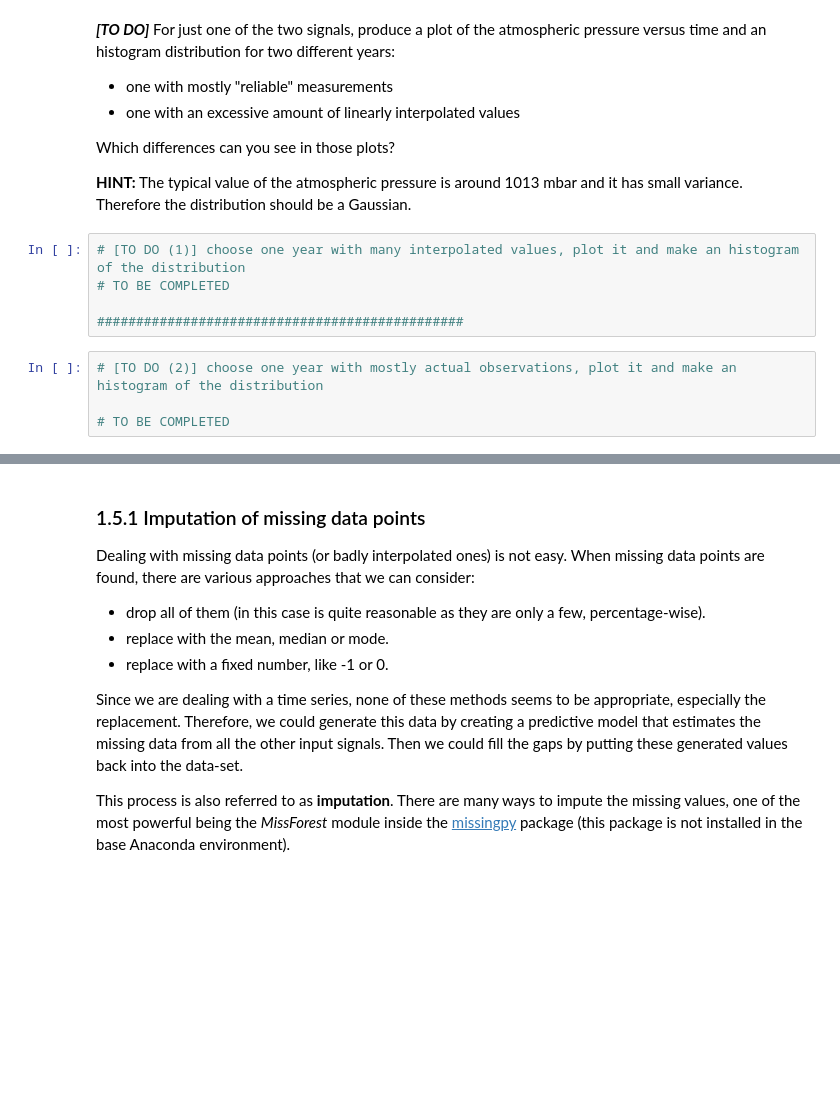
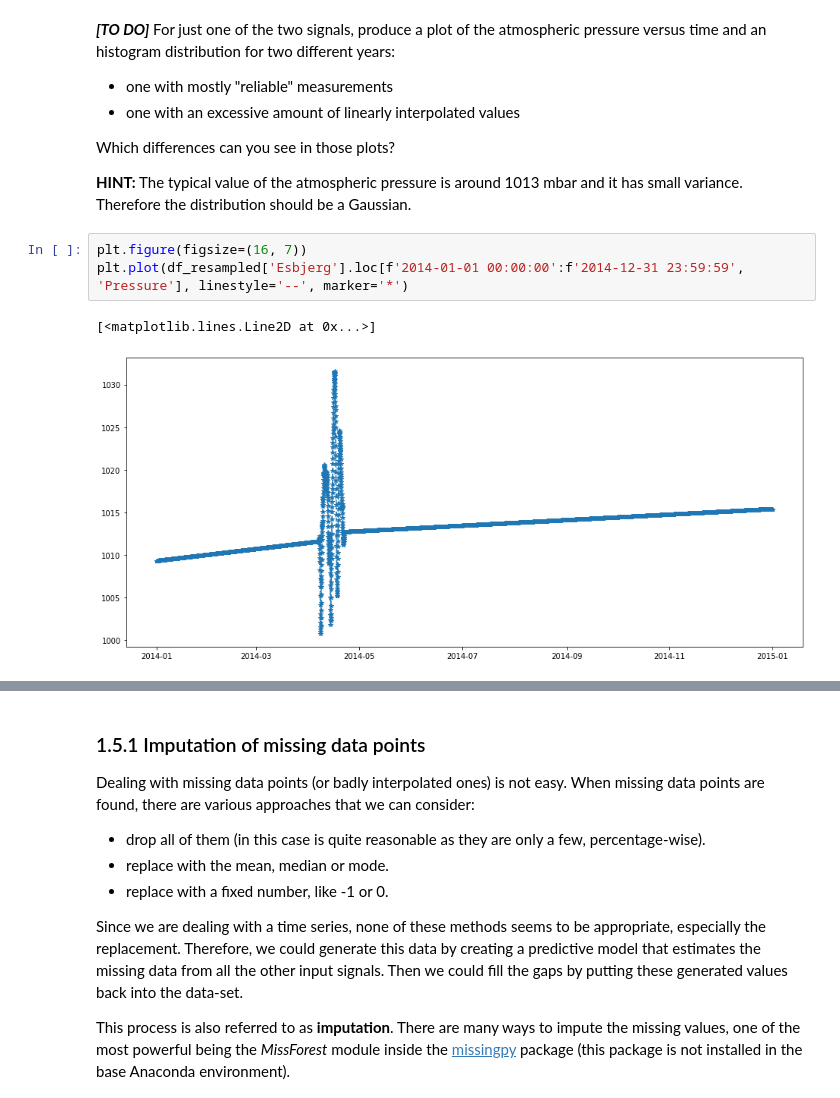
Before and after one commit to UCL-ELEC0136/2-data-processing-nicogig, a Jupyter notebook: 2-data-processing.ipynb, the cells around one changed output, grey strips where cells are left out. Saved outputs shown, nothing was run; the diff lists cells and outputs as text; blank space fills up the shorter version.

```diff
--- a/2-data-processing.ipynb
+++ b/2-data-processing.ipynb
@@ -800,12 +846,9 @@ Moreover, a second consideration about the linear interpolation in the resamplin
 Which differences can you see in those plots?
 
 **HINT:** The typical value of the atmospheric pressure is around 1013 mbar and it has small variance. Therefore the distribution should be a Gaussian.
-# %%
-# [TO DO (1)] choose one year with many interpolated values, plot it and make an histogram of the distribution
-# TO BE COMPLETED
-
-###############################################
-# %%
-# [TO DO (2)] choose one year with mostly actual observations, plot it and make an histogram of the distribution
-
-# TO BE COMPLETED
+# %%
+plt.figure(figsize=(16, 7))
+plt.plot(df_resampled['Esbjerg'].loc[f'2014-01-01 00:00:00':f'2014-12-31 23:59:59', 'Pressure'], linestyle='--', marker='*')
+# %% [output]
+[<matplotlib.lines.Line2D at 0x...>]
+[figure, added]
```
Also changed, not shown: parts of 10 cells of this notebook, 3 other files.
